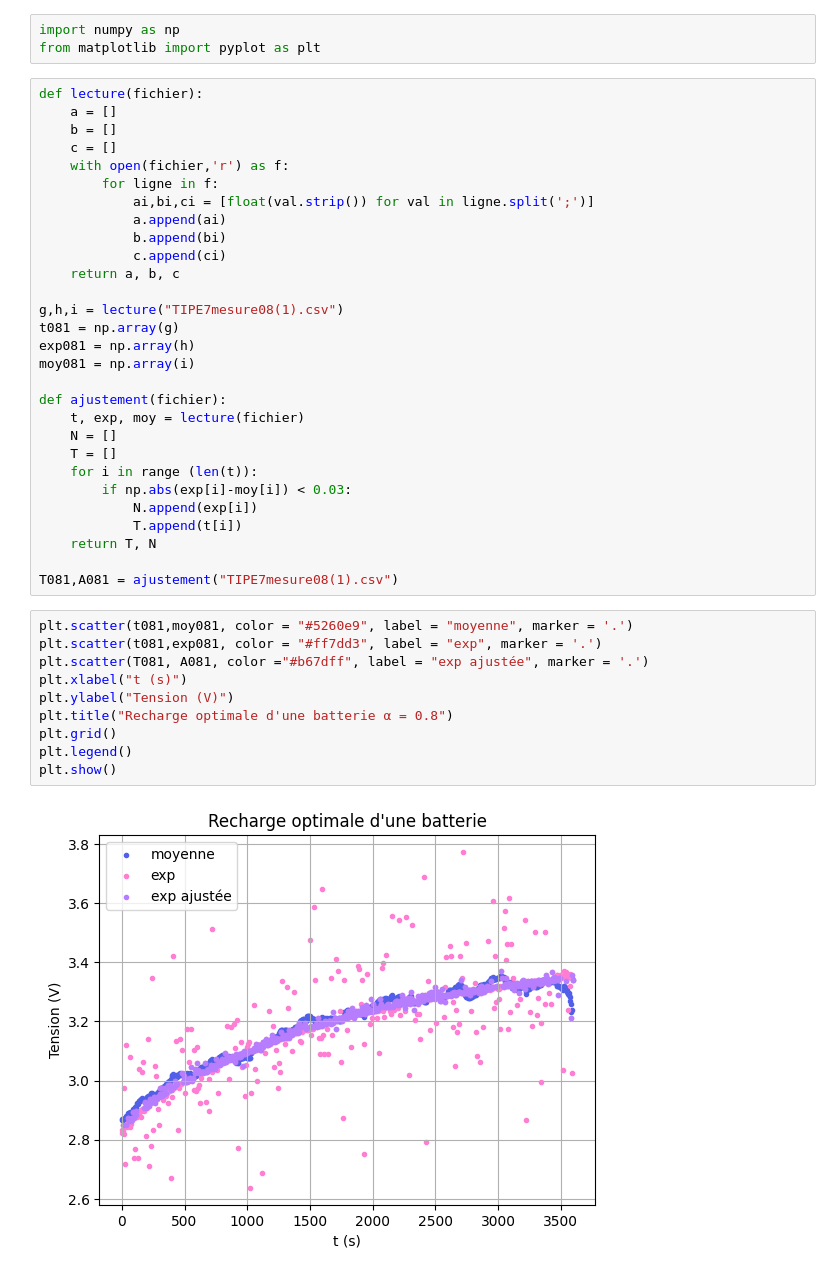
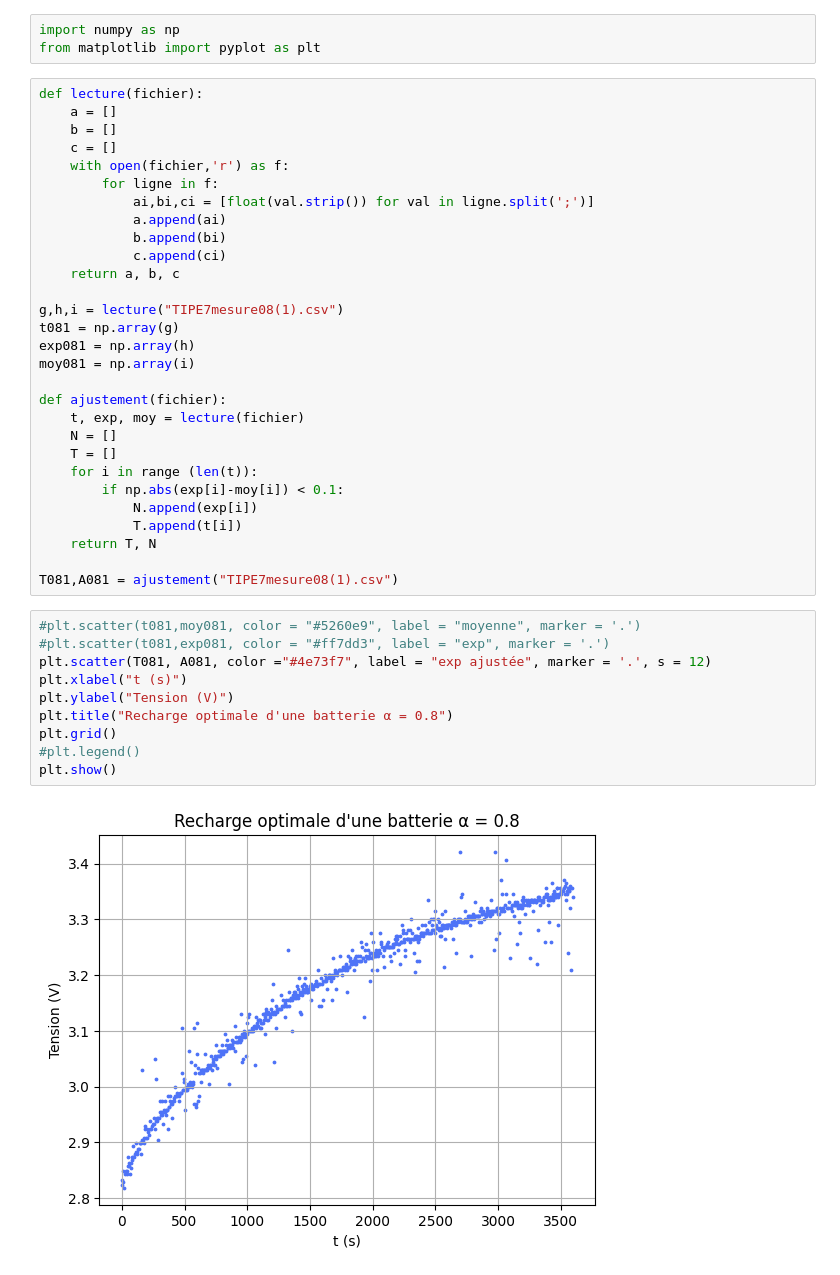
Before and after one commit to adelemarcon/TIPE, a Jupyter notebook: TIPE7chargeoptimale.ipynb, the cells around one changed output. Drawn from its saved outputs; the diff is of its cells as text.

```diff
--- a/TIPE7chargeoptimale.ipynb
+++ b/TIPE7chargeoptimale.ipynb
@@ -26,21 +26,21 @@ def ajustement(fichier):
     N = []
     T = []
     for i in range (len(t)):
-        if np.abs(exp[i]-moy[i]) < 0.03:
+        if np.abs(exp[i]-moy[i]) < 0.1:
             N.append(exp[i])
             T.append(t[i])
     return T, N
 
 T081,A081 = ajustement("TIPE7mesure08(1).csv")
 # %%
-plt.scatter(t081,moy081, color = "#5260e9", label = "moyenne", marker = '.')
-plt.scatter(t081,exp081, color = "#ff7dd3", label = "exp", marker = '.')
-plt.scatter(T081, A081, color ="#b67dff", label = "exp ajustée", marker = '.')
+#plt.scatter(t081,moy081, color = "#5260e9", label = "moyenne", marker = '.')
+#plt.scatter(t081,exp081, color = "#ff7dd3", label = "exp", marker = '.')
+plt.scatter(T081, A081, color ="#4e73f7", label = "exp ajustée", marker = '.', s = 12)
 plt.xlabel("t (s)")
 plt.ylabel("Tension (V)")
 plt.title("Recharge optimale d'une batterie α = 0.8")
 plt.grid()
-plt.legend()
+#plt.legend()
 plt.show()
 # %% [output]
-[figure, old version]
+[figure, new version]
```
Also changed, not shown: 5 other files.
